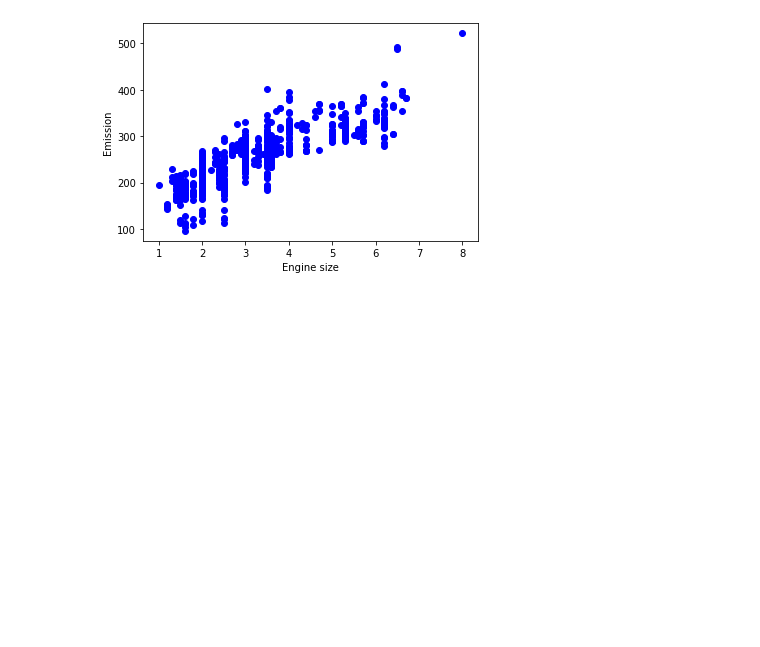
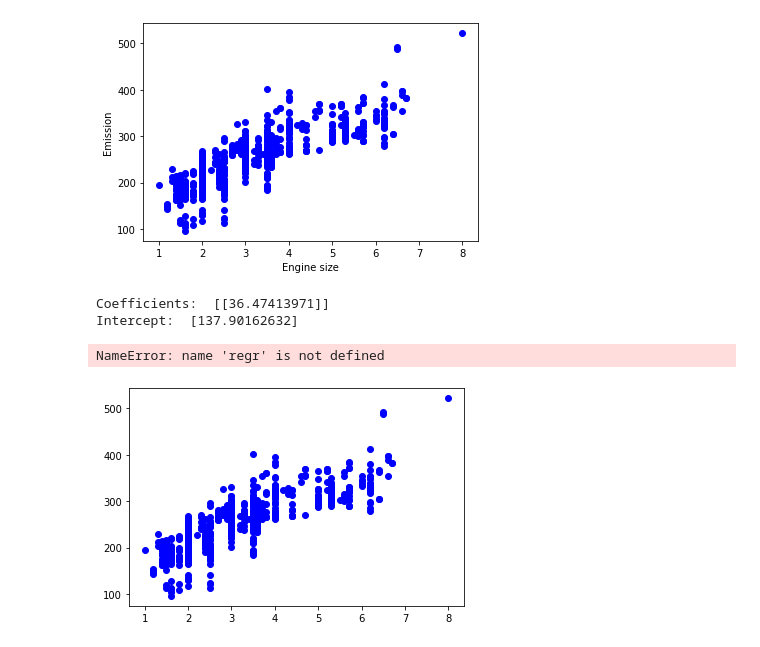
Before and after one commit to Yogendra3112/data_science, a Jupyter notebook: Untitled.ipynb, the cells around one changed output. Cells and saved outputs as stored; diff of their text form; code cells hidden in the pictures; blank space fills up the shorter version.

```diff
--- a/Untitled.ipynb
+++ b/Untitled.ipynb
@@ -119,0 +117,19 @@ lregr = linear_model.LinearRegression()
+# %%
+from sklearn import linear_model
+lregr = linear_model.LinearRegression()
+train_x = np.asanyarray(train[['Engine Size']])
+train_y = np.asanyarray(train[['CO2 Emissions']])
+lregr.fit(train_x,train_y)
+print ('Coefficients: ', lregr.coef_)
+print ('Intercept: ',lregr.intercept_)
+# %% [output]
+Coefficients:  [[36.47413971]]
+Intercept:  [137.90162632]
+# %%
+plt.scatter(train['Engine Size'], train['CO2 Emissions'],  color='blue')
+plt.plot(train_x, regr.coef_[0][0]*train_x + regr.intercept_[0], '-r')
+plt.xlabel("Engine size")
+plt.ylabel("Emission")
+# %% [output]
+NameError: name 'regr' is not defined
+[figure, added]
```
Also changed, not shown: parts of 1 cell of this notebook.
